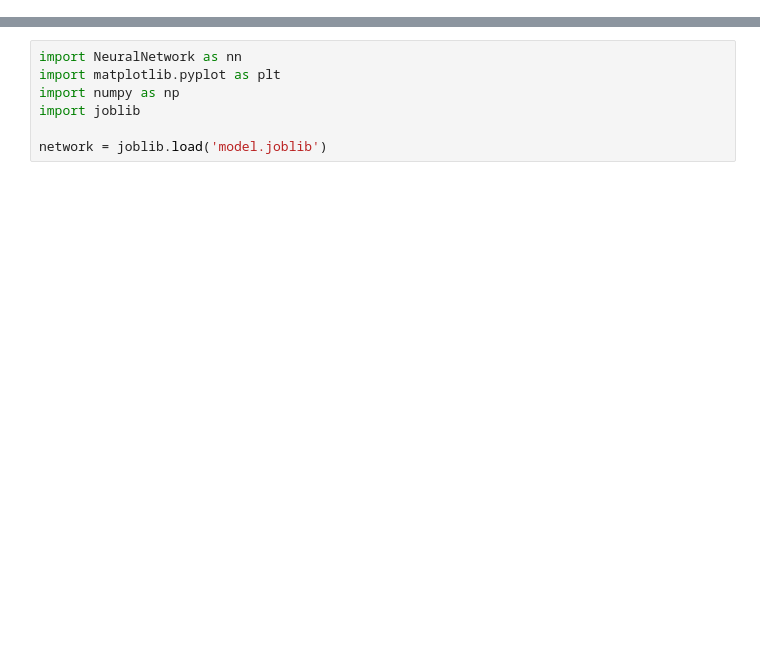
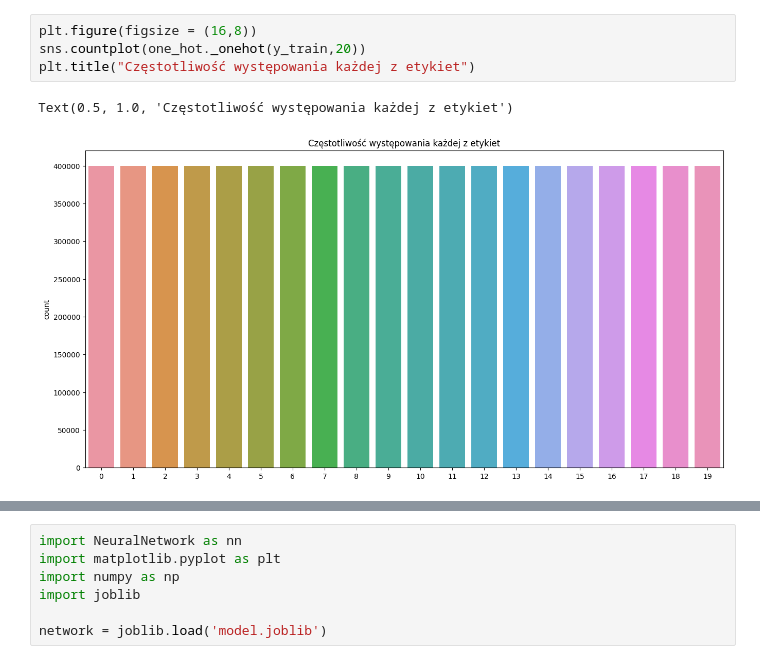
Before and after one commit to AdamKubiak/Neural_Network_Implementation, a Jupyter notebook: Doodle_Recognition/Doodles_Recognition.ipynb, the cells around one changed output, grey strips where cells are left out. Saved outputs shown, nothing was run; the diff lists cells and outputs as text; blank space fills up the shorter version.

```diff
--- a/Doodle_Recognition/Doodles_Recognition.ipynb
+++ b/Doodle_Recognition/Doodles_Recognition.ipynb
@@ -165,0 +84,7 @@ y_valid = np.load('Dane\\y_valid.npy')
+# %%
+plt.figure(figsize = (16,8))
+sns.countplot(one_hot._onehot(y_train,20))
+plt.title("Częstotliwość występowania każdej z etykiet")
+# %% [output]
+Text(0.5, 1.0, 'Częstotliwość występowania każdej z etykiet')
+[figure, added]
```
Also changed, not shown: parts of 31 cells of this notebook, 1 other file.
